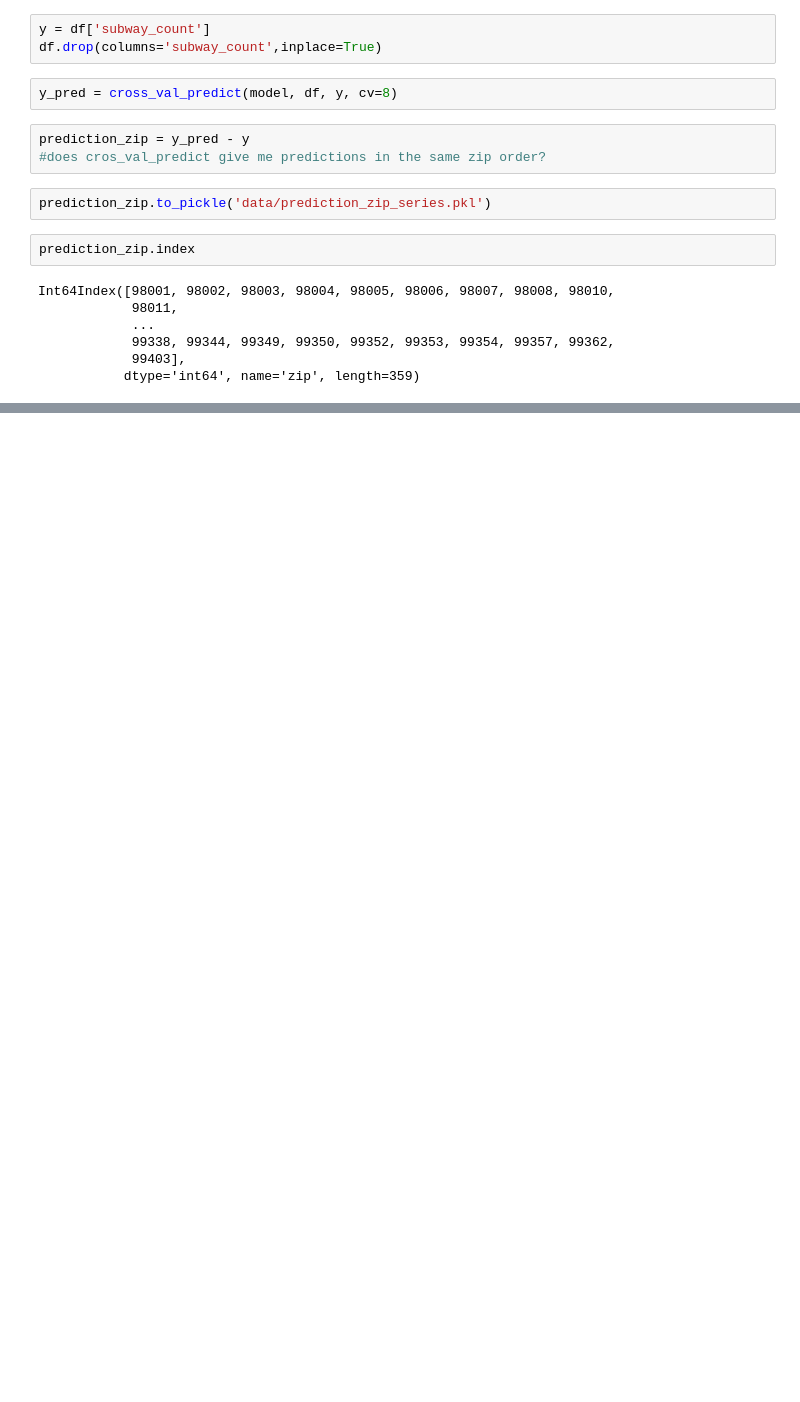
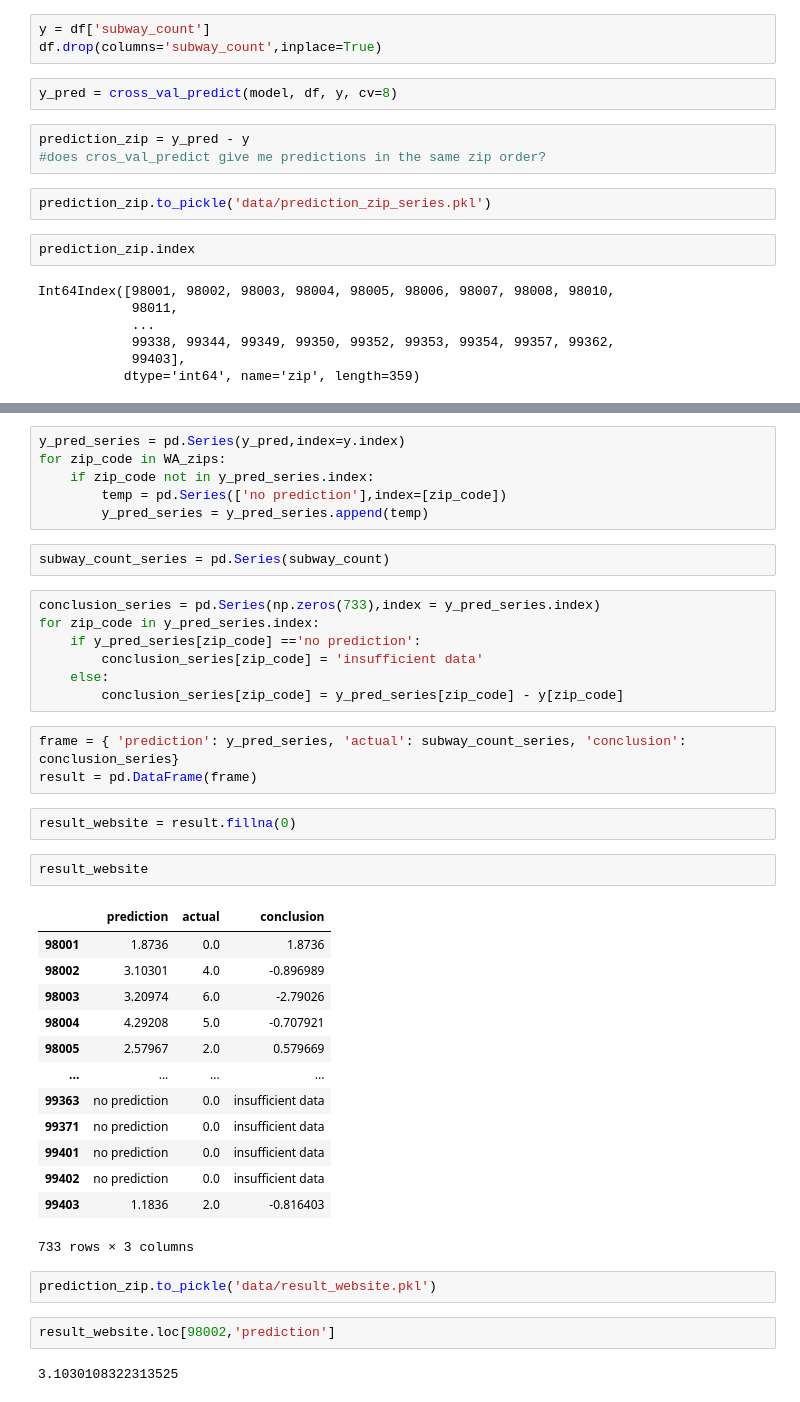
Before and after one commit to Tenacious-E/Subway_Restaurant_Optimizer, a Jupyter notebook: Subway_Optimizer.ipynb, the cells around one changed output, grey strips where cells are left out. Cells and saved outputs as stored; diff of their text form; blank space fills up the shorter version.

Commit message:
updated predicted dataframe

```diff
--- a/Subway_Optimizer.ipynb
+++ b/Subway_Optimizer.ipynb
@@ -460,0 +465,42 @@ Int64Index([98001, 98002, 98003, 98004, 98005, 98006, 98007, 98008, 98010,
+# %%
+y_pred_series = pd.Series(y_pred,index=y.index)
+for zip_code in WA_zips:
+    if zip_code not in y_pred_series.index:
+        temp = pd.Series(['no prediction'],index=[zip_code])
+        y_pred_series = y_pred_series.append(temp)
+# %%
+subway_count_series = pd.Series(subway_count)
+# %%
+conclusion_series = pd.Series(np.zeros(733),index = y_pred_series.index)
+for zip_code in y_pred_series.index:
+    if y_pred_series[zip_code] =='no prediction':
+        conclusion_series[zip_code] = 'insufficient data'
+    else:
+        conclusion_series[zip_code] = y_pred_series[zip_code] - y[zip_code]
+# %%
+frame = { 'prediction': y_pred_series, 'actual': subway_count_series, 'conclusion': conclusion_series}
+result = pd.DataFrame(frame)
+# %%
+result_website = result.fillna(0)
+# %%
+result_website
+# %% [output]
+|  | prediction | actual | conclusion |
+| 98001 | 1.8736 | 0.0 | 1.8736 |
+| 98002 | 3.10301 | 4.0 | -0.896989 |
+| 98003 | 3.20974 | 6.0 | -2.79026 |
+| 98004 | 4.29208 | 5.0 | -0.707921 |
+| 98005 | 2.57967 | 2.0 | 0.579669 |
+| ... | ... | ... | ... |
+| 99363 | no prediction | 0.0 | insufficient data |
+| 99371 | no prediction | 0.0 | insufficient data |
+| 99401 | no prediction | 0.0 | insufficient data |
+| 99402 | no prediction | 0.0 | insufficient data |
+| 99403 | 1.1836 | 2.0 | -0.816403 |
+733 rows × 3 columns
+# %%
+prediction_zip.to_pickle('data/result_website.pkl')
+# %%
+result_website.loc[98002,'prediction']
+# %% [output]
+3.1030108322313525
```
Also changed, not shown: parts of 1 cell of this notebook.
